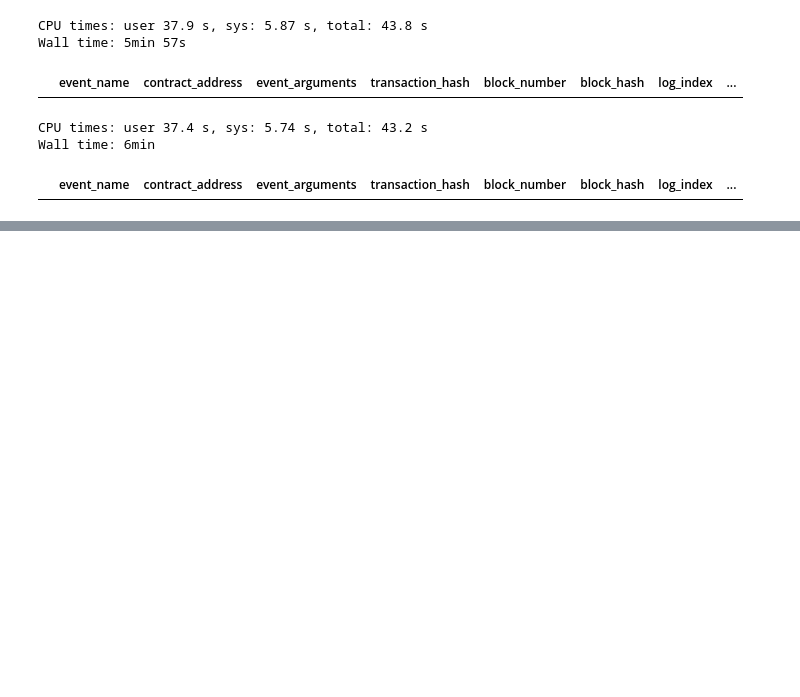
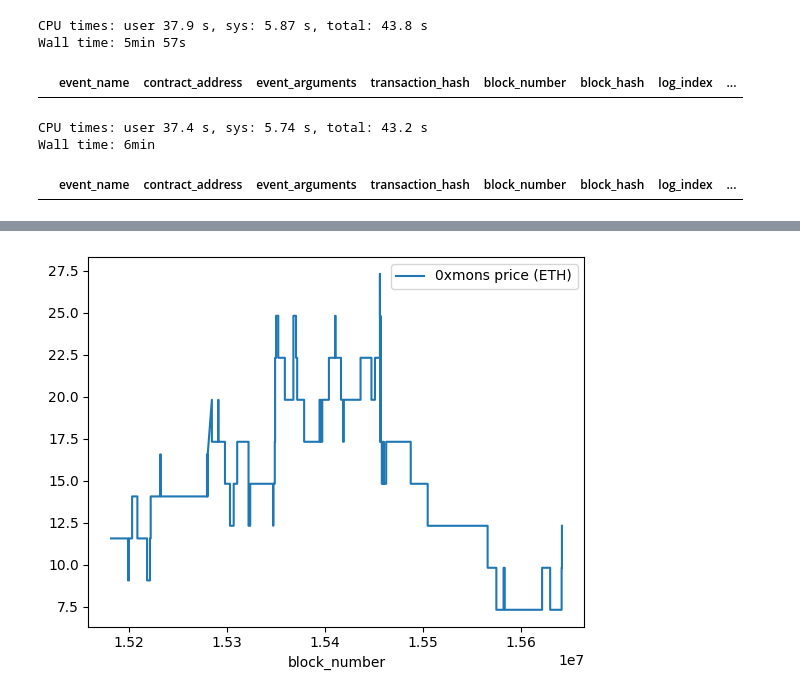
Before and after one commit to fmrmf/sudo-ape, a Jupyter notebook: notebook/sudo-pool.ipynb, the cells around one changed output, grey strips where cells are left out. Drawn from its saved outputs; the diff is of its cells as text; code cells hidden in the pictures; blank space fills up the shorter version.

```diff
--- a/notebook/sudo-pool.ipynb
+++ b/notebook/sudo-pool.ipynb
@@ -242,4 +241,3 @@ query_prices
 # norm prices to ETH terms
 query_prices_normed = query_prices.copy()
 query_prices_normed['newSpotPrice'] /= 1e18
-query_prices_normed = query_prices_normed.set_index('block_number')
@@ -287,0 +257,39 @@ ax.get_figure().savefig('notebook/assets/counts.png')
+# %%
+def set_price_from_swap(x: pd.Series, qp: pd.DataFrame) -> pd.DataFrame:
+    """
+    x is row from query_transfers_for_swaps: Transfer event on the nft collection
+    """
+    # take iloc[0] since decrementing by 1 for each new log entry in query_prices_normed
+    y = qp[qp['block_number'] == x['block_number']].iloc[0]
+    final_price = y['newSpotPrice']
+    is_buy = x['to'] == pool.address # if pool is buying the NFT so user is selling (and price should go down)
+
+    # if is_buy == True, pool is buying (user is selling) so final_price < initial_price
+    initial_price = final_price
+    if curve.contract_type.name == 'LinearCurve':
+        if is_buy:
+            initial_price += delta
+        else:
+            initial_price -= delta
+    elif curve.contract_type.name == 'ExponentialCurve':
+        raise Exception("Need to do exponential with delta updates properly!")
+        # TODO: delta updates w exponential so need to account for this!
+        # TODO: initial_price /= delta
+
+    # form pandas df to use to add row to query_prices_normed
+    data = {
+        'block_number': [x['block_number']],
+        'log_index': [y['log_index']-1],
+        'transaction_hash': [x['transaction_hash']],
+        'newSpotPrice': [initial_price],
+        'is_buy': [is_buy]
+    }
+    df = pd.DataFrame(data=data)
+    qp = pd.concat([qp, df]).sort_values(by=['block_number', 'log_index'])
+    return qp
+# %%
+# iterate through transfers and fill in the price gaps
+# setting price in qp for each transfer event log index to be used in next log within iteration
+qp = query_prices_normed.copy()
+for _, x in query_transfers_for_swaps.iterrows():
+    qp = set_price_from_swap(x, qp)
@@ -287,0 +312,6 @@ ax.get_figure().savefig('notebook/assets/counts.png')
+# %%
+# plot historical prices
+ax = qp.plot(x='block_number', y='newSpotPrice', label='0xmons price (ETH)')
+ax.get_figure().savefig('notebook/assets/prices.png')
+# %% [output]
+[figure, added]
```
Also changed, not shown: parts of 23 cells of this notebook, 3 other files.
